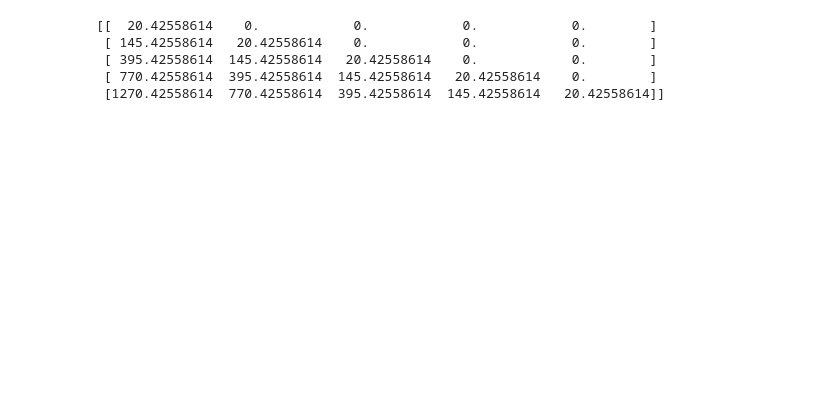
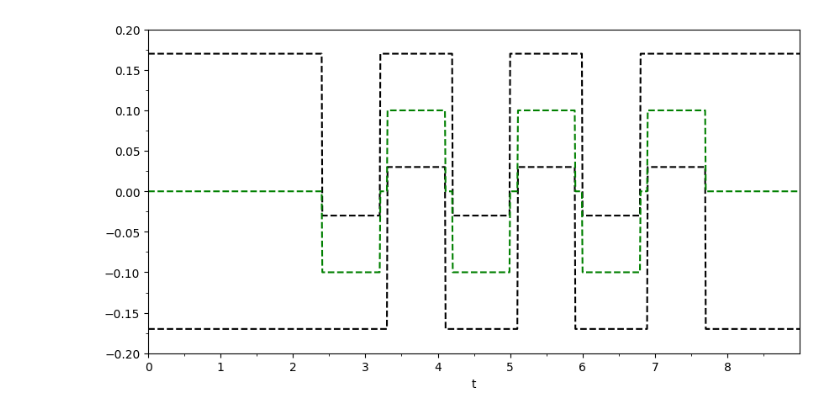
Before and after one commit to dhimiter49/mpc_biped, a Jupyter notebook: mpc_biped.ipynb, the cells around one changed output. Cells and saved outputs as stored; diff of their text form; code cells hidden in the pictures; blank space fills up the shorter version.

```diff
--- a/mpc_biped.ipynb
+++ b/mpc_biped.ipynb
@@ -4,30 +5,73 @@ import matplotlib
 # %%
-# Constants
-max_constraint = 0.17
-min_constraint = -max_constraint
-max_min_constraint = -0.3
-min_max_constraint = -max_min_constraint
+# constants
+end_time = 7.5  # in ms
 g = 9.81  # gravity
 h_com = 0.8  # height of CoM
 R = 1
 Q = 1e6
-dt = 5
-N = 5  # lookahead
+T = 0.009  # in s
+T_max = 9 # in s
+N = 300  # lookahead
+t = np.linspace(0, T_max, int(T_max/T))
+# %%
+# Constraints
+start_period_time = 2.4 # in s
+max_constraint = 0.17
+min_constraint = -max_constraint
+max_min_constraint = -0.03
+min_max_constraint = -max_min_constraint
+long_period = 1 # in s
+short_period = 0.8 # in s
+num_periods = 3
+full_period = short_period + long_period
+diff_period = (long_period - short_period) / 2
+
+z_max = np.ones(len(t)) * max_constraint
+z_min = np.ones(len(t)) * min_constraint
+
+# Apply the alternating pattern
+for period_i in range(num_periods):
+    # For z_max
+    down_start = start_period_time + period_i * full_period
+    down_end = down_start + short_period
+    # For z_min
+    up_start = start_period_time + period_i * full_period + (short_period + diff_period)
+    up_end = up_start + short_period
+
+    # Set the down period
+    z_max[(t >= down_start) & (t < down_end)] = max_min_constraint
+    # Set up period
+    z_min[(t >= up_start) & (t < up_end)] = min_max_constraint
+
+z_ref = (z_max+z_min)/2
+
+# Plot the asymmetric square wave.
+plt.figure(figsize=(10, 5))
+plt.plot(t, z_max, 'k--')
+plt.plot(t, z_min, 'k--')
+plt.plot(t, z_ref, 'g--')
+plt.xlabel('t')
+plt.xlim(0, 9)
+plt.xticks(np.arange(0, 9, 1))
+plt.xticks(np.arange(0, 9, 0.50), minor=True)
+plt.ylim(-0.2, 0.2)
+plt.yticks(np.arange(-0.2, 0.21, 0.025), minor=True)
+plt.show()
+# %% [output]
+[figure, added]
 # %%
-# Matrices
+# Matrices of the analytical solution
+Px = np.zeros((N,3))
+for N_i in range(N):
+    Px[N_i] = [1, N_i*T, N_i**2 * T**2/2 - h_com/g]
+# print("Px : ", Px)
+
 Pu = np.zeros((N,N))
-
 # First column vector
 for N_i in range(N):
-    Pu[N_i, 0] = ((1+3*N_i+3*N_i**2)*dt**3/6 - dt * h_com/g)
+    Pu[N_i, 0] = ((1+3*N_i+3*N_i**2)*T**3/6 - T * h_com/g)
 
 for i in range(1,N):
     for j in range(1,N):
         Pu[i,j] = Pu[i-1,j-1]
-print(Pu)
+# print("Pu :" , Pu)
-# %% [output]
-[[  20.42558614    0.            0.            0.            0.        ]
- [ 145.42558614   20.42558614    0.            0.            0.        ]
- [ 395.42558614  145.42558614   20.42558614    0.            0.        ]
- [ 770.42558614  395.42558614  145.42558614   20.42558614    0.        ]
- [1270.42558614  770.42558614  395.42558614  145.42558614   20.42558614]]
```
Also changed, not shown: parts of 2 cells of this notebook.
